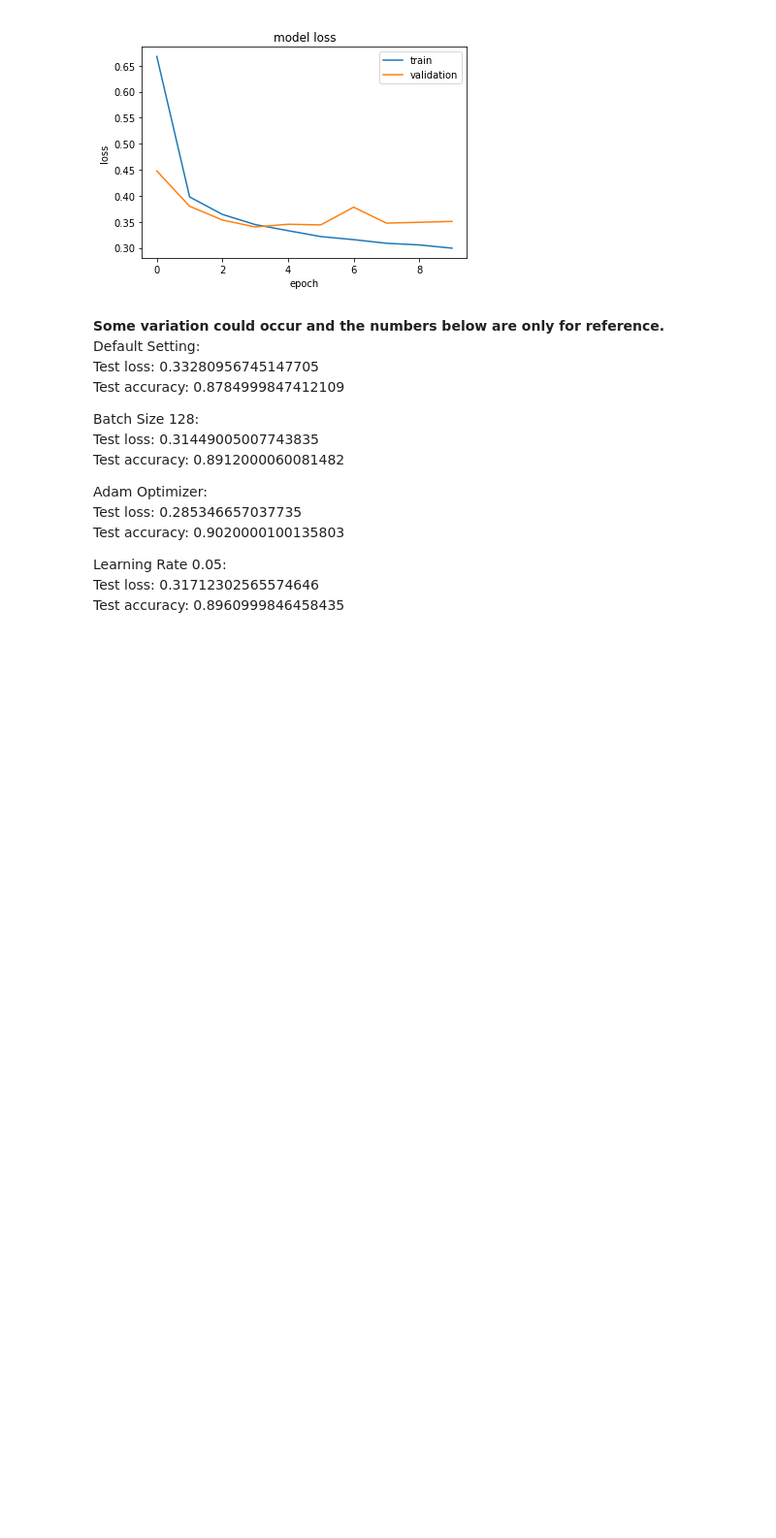
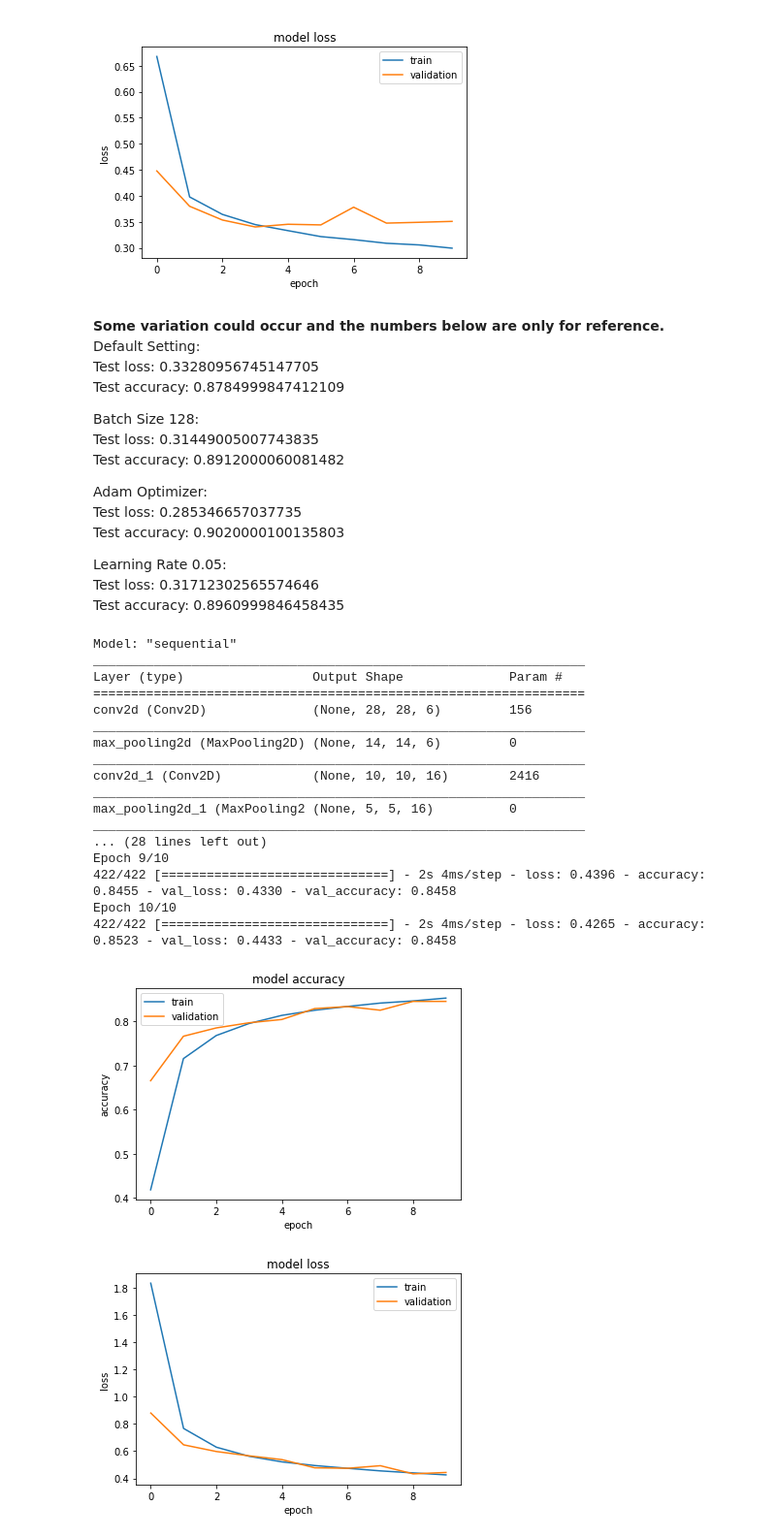
Before and after one commit to cgprats/CAP4630_HW3, a Jupyter notebook: Homework_03.ipynb, the cells around one changed output. Shown at 97% size. Saved outputs shown, nothing was run; the diff lists cells and outputs as text; code cells hidden in the pictures; blank space fills up the shorter version.

```diff
--- a/Homework_03.ipynb
+++ b/Homework_03.ipynb
@@ -511,45 +511,65 @@ Test accuracy: 0.8960999846458435
 keras.backend.clear_session()
 
 model = keras.Sequential(
   [
     keras.Input(shape=input_shape),
-    layers.Conv2D(..., kernel_size=(...), kernel_regularizer=..., activation=...), #C1
-    layers.MaxPooling2D(pool_size=(...)), # S2 Subsampling
-    layers.Conv2D(..., kernel_size=(...), kernel_regularizer=..., activation=...), # C3
-    layers.MaxPooling2D(pool_size=(...)), # S4 Subsampling
+    layers.Conv2D(6, kernel_size=(5, 5), kernel_regularizer=regularizers.l2(4e-5), activation="relu"), #C1
+    layers.MaxPooling2D(pool_size=(2, 2)), # S2 Subsampling
+    layers.Conv2D(16, kernel_size=(5, 5), kernel_regularizer=regularizers.l2(4e-5), activation="relu"), # C3
+    layers.MaxPooling2D(pool_size=(2, 2)), # S4 Subsampling
     layers.Flatten(), # Convert 2D convolution layer to 1D fully connected layer
-    layers.Dense(..., kernel_regularizer=..., activation = ...), # C5
-    layers.Dense(..., kernel_regularizer=..., activation = ...), # F6
-    layers.Dense(num_classes, activation=...), # OUTPUT
+    layers.Dense(120, kernel_regularizer=regularizers.l2(4e-5), activation = "relu"), # C5
+    layers.Dense(84, kernel_regularizer=regularizers.l2(4e-5), activation = "relu"), # F6
+    layers.Dense(num_classes, activation="softmax"), # OUTPUT
   ]
 )
 
 model.summary()
 
 ###################################################################################
-batch_size = ...
-epochs = ...
-sgd = keras.optimizers.SGD(lr=..., momentum=..., nesterov=...)
-model.compile(loss=..., optimizer=..., metrics=[...])
-history = model.fit(..., ..., batch_size=batch_size, epochs=epochs, validation_split=0.1)
+batch_size = 128
+epochs = 10
+sgd = keras.optimizers.SGD(lr=0.1, momentum=0.9, nesterov=True)
+model.compile(loss="categorical_crossentropy", optimizer="SGD", metrics=["accuracy"])
+history = model.fit(x_train, y_train, batch_size=batch_size, epochs=epochs, validation_split=0.1)
 
 # # summarize history for accuracy
 plt.plot(history.history['accuracy'])
 plt.plot(history.history['val_accuracy'])
 plt.title('model accuracy')
 plt.ylabel('accuracy')
 plt.xlabel('epoch')
 plt.legend(['train', 'validation'], loc='upper left')
 plt.show()
 
 # # summarize history for loss
 plt.plot(history.history['loss'])
 plt.plot(history.history['val_loss'])
 plt.title('model loss')
 plt.ylabel('loss')
 plt.xlabel('epoch')
 plt.legend(['train', 'validation'], loc='upper right')
 plt.show()
+# %% [output]
+Model: "sequential"
+_________________________________________________________________
+Layer (type)                 Output Shape              Param #
+=================================================================
+conv2d (Conv2D)              (None, 28, 28, 6)         156
+_________________________________________________________________
+max_pooling2d (MaxPooling2D) (None, 14, 14, 6)         0
+_________________________________________________________________
+conv2d_1 (Conv2D)            (None, 10, 10, 16)        2416
+_________________________________________________________________
+max_pooling2d_1 (MaxPooling2 (None, 5, 5, 16)          0
+_________________________________________________________________
+... (28 lines left out)
+Epoch 9/10
+422/422 [==============================] - 2s 4ms/step - loss: 0.4396 - accuracy: 0.8455 - val_loss: 0.4330 - val_accuracy: 0.8458
+Epoch 10/10
+422/422 [==============================] - 2s 4ms/step - loss: 0.4265 - accuracy: 0.8523 - val_loss: 0.4433 - val_accuracy: 0.8458
+[figure, added]
+[figure, added]
 # %%
 # For Adam, we use default setting without any specification
 keras.backend.clear_session()
```
Also changed, not shown: parts of 6 cells of this notebook.
